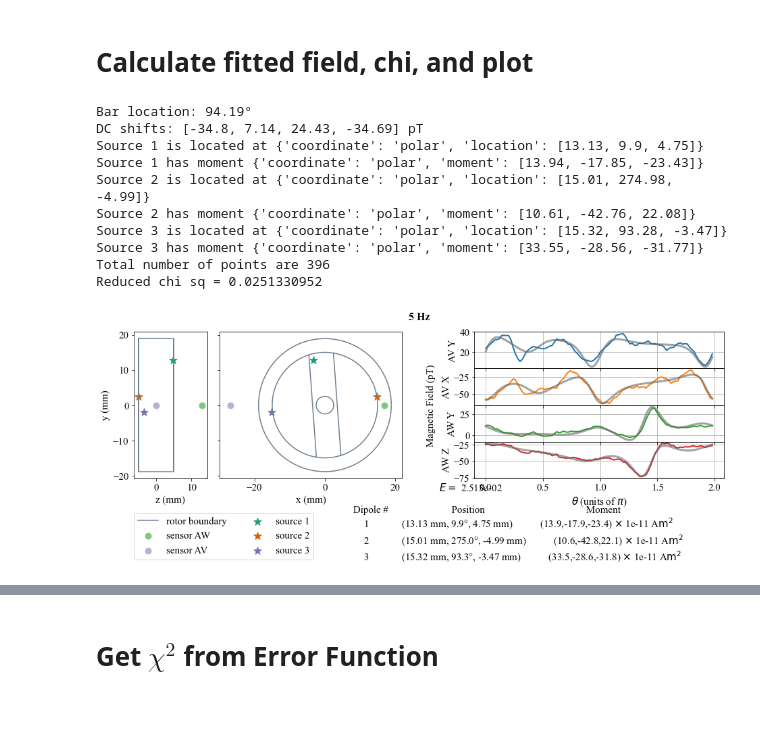
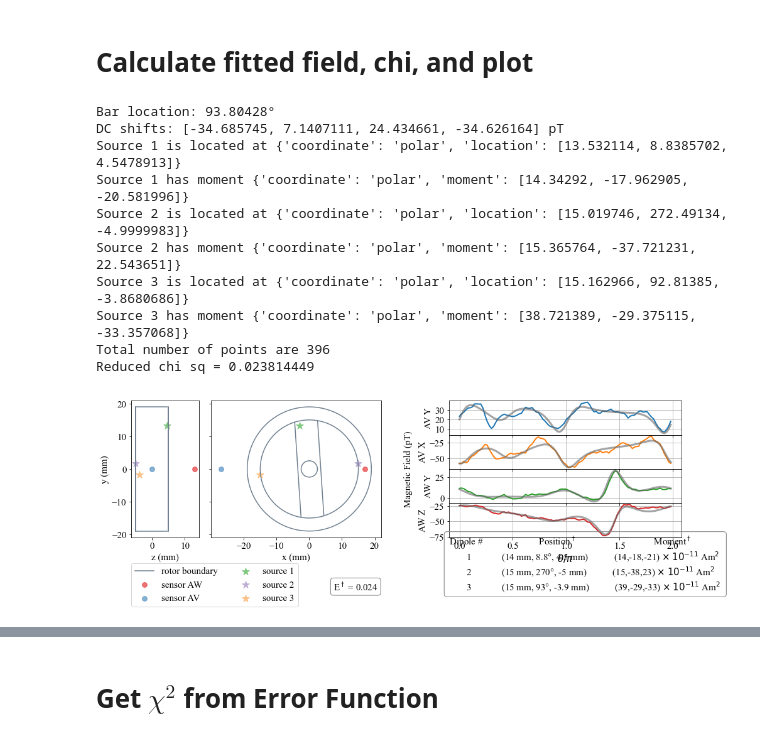
Before and after one commit to nancy-aggarwal/Characterization-of-ARIADNE-source-mass-rotor_Github, a Jupyter notebook: Code/AnalyseFittedData.ipynb, the cells around one changed output, grey strips where cells are left out. Drawn from its saved outputs; the diff is of its cells as text; code cells hidden in the pictures; blank space fills up the shorter version.

```diff
--- a/Code/AnalyseFittedData.ipynb
+++ b/Code/AnalyseFittedData.ipynb
@@ -103,11 +117,11 @@ Exp2_AV_sensor_loc =params_dims_locs['AV_location']
 string_to_parse = params_dims_locs['AV_location']['location']
 Exp2_AV_sensor_loc['location'] = eval(string_to_parse.replace('rotor_dims','rtr_dims').replace('D_wheel_sensor','params_dims_locs[\'D_wheel_sensor\']'))
 # %%
-with open('../Params/Params_3sources.pk','rb') as filehandle:
-    Exp2_Opt_Params_3_sources = pickle.load(filehandle)
+# with open('../Params/'+'FittedDipoles_{}Hz_'.format(nu)+'3sources.pk','rb') as filehandle:
+#     Exp2_Opt_Params_3_sources = pickle.load(filehandle)
-# %%
-with open('../Params/Params_4sources.pk','rb') as filehandle:
-    Exp2_Opt_Params_4_sources = pickle.load(filehandle)
+# %%
+with open('../Params/'+'FittedDipoles_{}Hz_'.format(nu)+'3sources.json','r',encoding = 'utf-8') as filehandle:
+    Exp2_Opt_Params_3_sources = json.loads(filehandle.read())
 # %% [markdown]
 # Calculate fitted field, chi, and plot #
 # %%
@@ -116,7 +130,7 @@ Exp2_settings = {
     'sensor locations':{
         'AW':Exp2_AW_sensor_loc,
         'AV':Exp2_AV_sensor_loc},
-    'bar location':0,
+    # 'bar location':0,
 #     'DC shifts':[DC_shift_AVx,DC_shift_AVy,DC_shift_AWy,DC_shift_AWz]
 #    'deltaB':1 #picoTesla
 }
@@ -165,58 +177,60 @@ Exp2_data = {
 
 nowtext = '_15font'
 fitplotfilename = SavePlotDir_Exp2+'FittedData_{}Hz'.format(nu)+nowtext+'.png'
-fitdatafilename = SaveDataDir_Exp2+'FittedData_{}Hz'.format(nu)+nowtext+'.pk'
+# fitdatafilename = SaveDataDir_Exp2+'FittedData_{}Hz'.format(nu)+nowtext+'.pk'
 
 
 Exp2_optimization_settings = {
     'print':True,
     'number of sources':3,
     'location dimensions':3,
     'moment dimensions':3,
     'location coordinate system':'polar',
     'moment coordinate system':'polar',
-    'chi tolerance':10,
+    'chi tolerance':n_sig+1,
     'optimize DC shifts':True,
-    'optimize bar location':True
+    'optimize bar location':True,
+    'significant figures':n_sig
 }
 
 Exp2_plot_settings = {
     'plot':True,
 #     'memo':'{} Hz (AV X&Y inverted)'.format(nu),
-    'memo':'{} Hz'.format(nu),
+    # 'memo':'{} Hz'.format(nu),
     'doubleplot':False,
     'saveplot':SaveFitFigs,
     'dpi':dpiN,
-    'figname':fitplotfilename
+    'figname':fitplotfilename,
+    'print sigfigs':n_print_sigfig
 }
-Exp2_save_settings ={
-    'save fit data':SaveFitData,
-    'fit data filename':fitdatafilename
-}
+# Exp2_save_settings ={
+#     'save fit data':SaveFitData,
+#     'fit data filename':fitdatafilename
+# }
 
 Exp2_all_settings = {
     'experiment settings':Exp2_settings,
     'data':Exp2_data,
     'optimization settings':Exp2_optimization_settings,
     'plot settings':Exp2_plot_settings,
-    'save settings':Exp2_save_settings
+    # 'save settings':Exp2_save_settings
 
 }
 
 Exp2_Opt_Params = Exp2_Opt_Params_3_sources
 E_opt = TopFunctionOneExpAnyFreq(Exp2_Opt_Params,Exp2_all_settings)
 # %% [output]
-Bar location: 94.19°
-DC shifts: [-34.8, 7.14, 24.43, -34.69] pT
-Source 1 is located at {'coordinate': 'polar', 'location': [13.13, 9.9, 4.75]}
-Source 1 has moment {'coordinate': 'polar', 'moment': [13.94, -17.85, -23.43]}
-Source 2 is located at {'coordinate': 'polar', 'location': [15.01, 274.98, -4.99]}
-Source 2 has moment {'coordinate': 'polar', 'moment': [10.61, -42.76, 22.08]}
-Source 3 is located at {'coordinate': 'polar', 'location': [15.32, 93.28, -3.47]}
-Source 3 has moment {'coordinate': 'polar', 'moment': [33.55, -28.56, -31.77]}
+Bar location: 93.80428°
+DC shifts: [-34.685745, 7.1407111, 24.434661, -34.626164] pT
+Source 1 is located at {'coordinate': 'polar', 'location': [13.532114, 8.8385702, 4.5478913]}
+Source 1 has moment {'coordinate': 'polar', 'moment': [14.34292, -17.962905, -20.581996]}
+Source 2 is located at {'coordinate': 'polar', 'location': [15.019746, 272.49134, -4.9999983]}
+Source 2 has moment {'coordinate': 'polar', 'moment': [15.365764, -37.721231, 22.543651]}
+Source 3 is located at {'coordinate': 'polar', 'location': [15.162966, 92.81385, -3.8680686]}
+Source 3 has moment {'coordinate': 'polar', 'moment': [38.721389, -29.375115, -33.357068]}
 Total number of points are 396
-Reduced chi sq = 0.0251330952
+Reduced chi sq = 0.023814449
-[figure, old version]
+[figure, new version]
 # %%
 fitplotfilename
 # %% [output]
```
Also changed, not shown: parts of 11 cells of this notebook, 17 other files.
